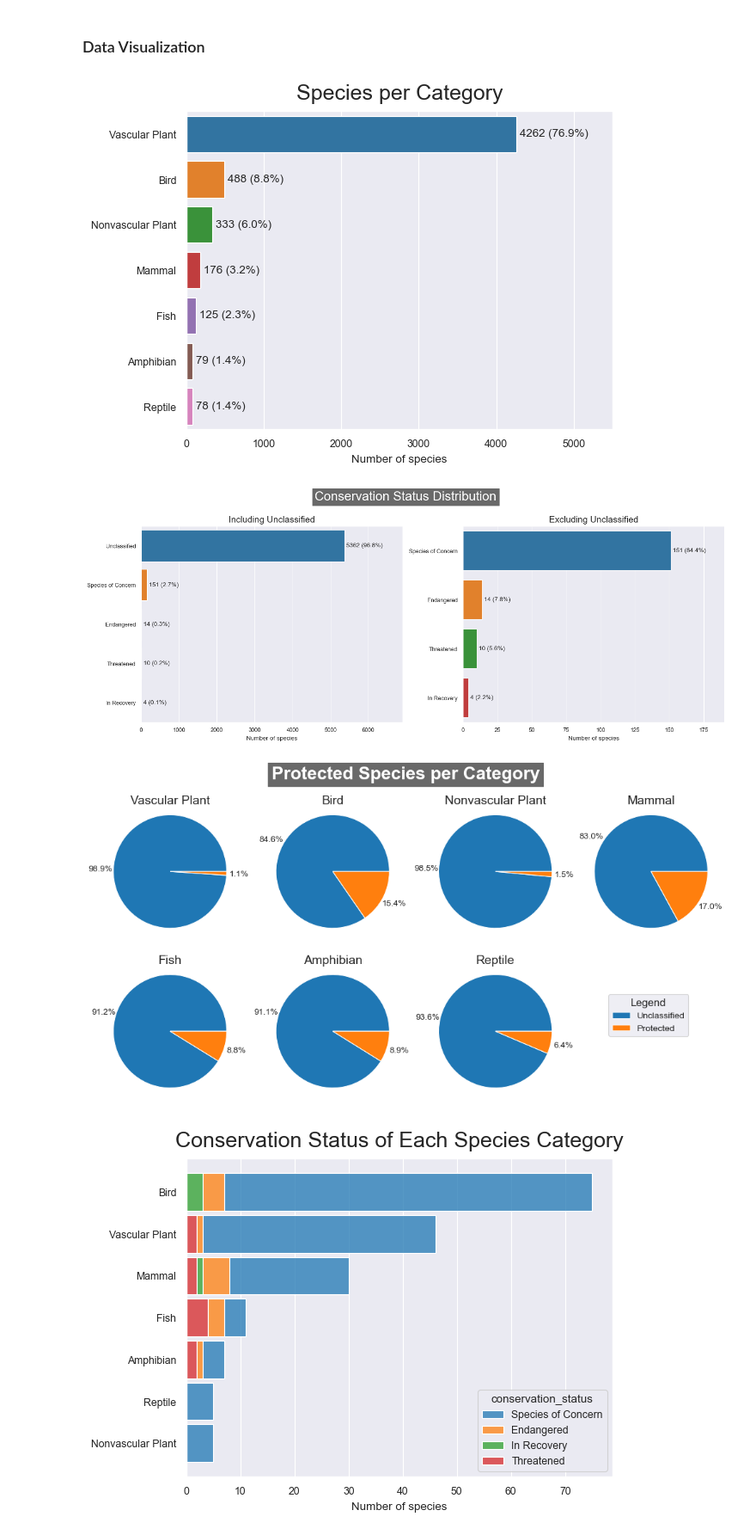
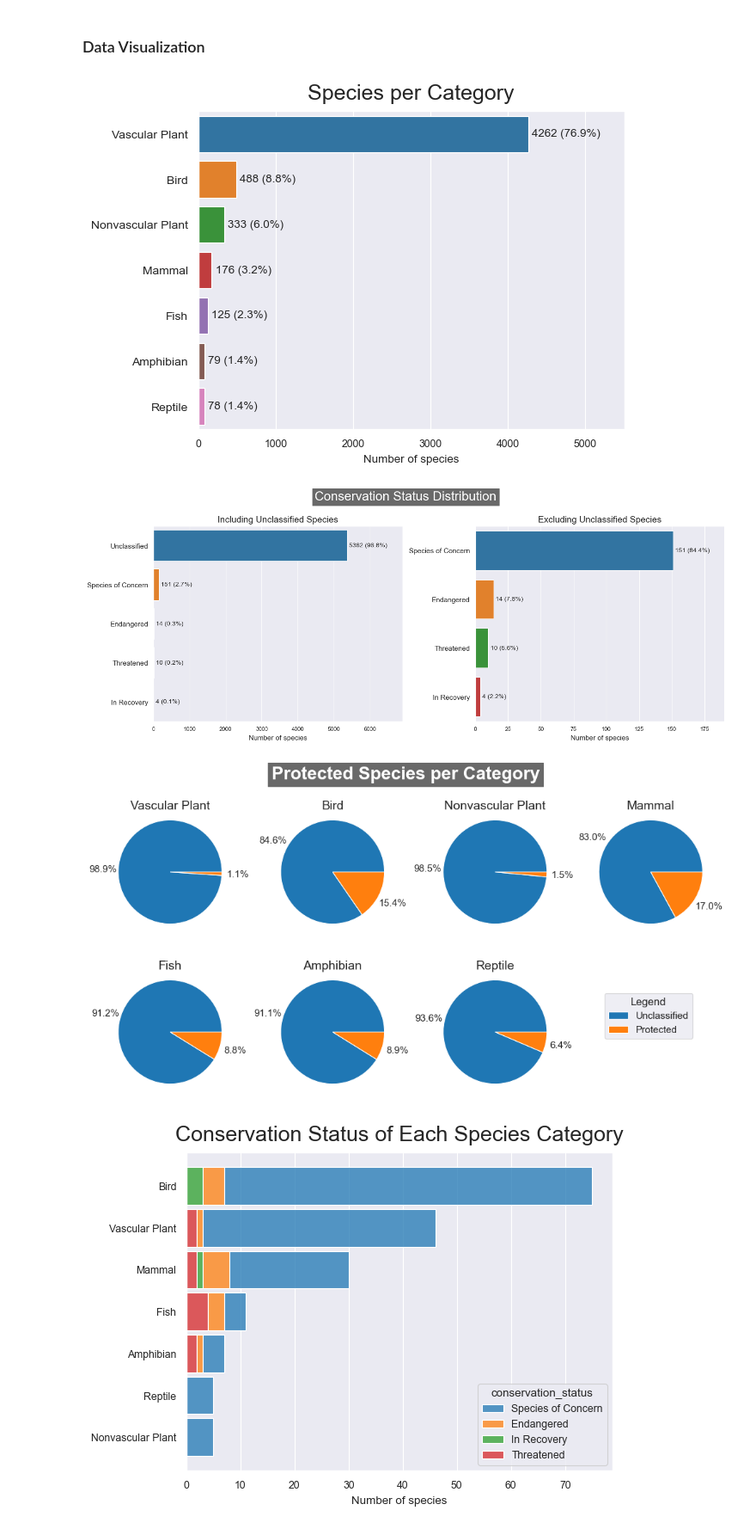
Before and after one commit to bcbmotta/biodiversity-project, a Jupyter notebook: Code/biodiversity.ipynb, the cells around one changed output. Shown at 86% size. Saved outputs shown, nothing was run; the diff lists cells and outputs as text; code cells hidden in the pictures.

```diff
--- a/Code/biodiversity.ipynb
+++ b/Code/biodiversity.ipynb
@@ -220,49 +220,61 @@ g = sns.countplot(data=info_mod, y='category', order=info_mod.category.value_cou
 plt.title('Species per Category', fontsize=18, pad=10)
 plt.xlim(0, 5500)
 plot_bar_percentages(g, include_values=True)
-g.set(ylabel='', xlabel='Number of species');
+g.set(ylabel='', xlabel='Number of species')
+plt.yticks(fontsize=10);
 # %% [output]
-[figure, old version]
+[figure, new version]
 # %%
 fig, axs = plt.subplots(1, 2, figsize=(14, 5), layout='constrained')
 fig.suptitle('Conservation Status Distribution', fontsize=20, y=1.1, backgroundcolor='dimgray', color='w')
 
+# Plot first chart
+plt.subplot(121)
 g1 = sns.countplot(data=info_mod, y='conservation_status', order=info_mod.conservation_status.value_counts().index, ax=axs[0])
-g1.set_title('Including Unclassified', fontsize=14)
+g1.set_title('Including Unclassified Species', fontsize=14)
 g1.set_xlim(0, 6900)
-plot_bar_percentages(g1, include_values=True)
+plot_bar_percentages(g1, include_values=True, fontsize=10)
 g1.set(ylabel='', xlabel='Number of species')
+plt.yticks(fontsize=11)
+plt.xlabel(g1.get_xlabel(), fontsize=11)
 
+# Plot second chart
+plt.subplot(122)
 g2 = sns.countplot(data=classified, y='conservation_status', order=classified.conservation_status.value_counts().index, ax=axs[1])
-g2.set_title('Excluding Unclassified', fontsize=14)
+g2.set_title('Excluding Unclassified Species', fontsize=14)
 g2.set_xlim(0, 190)
-plot_bar_percentages(g2, include_values=True)
-g2.set(ylabel='', xlabel='Number of species');
+plot_bar_percentages(g2, include_values=True, fontsize=10)
+g2.set(ylabel='', xlabel='Number of species')
+plt.yticks(fontsize=11)
+plt.xlabel(g1.get_xlabel(), fontsize=11);
 # %% [output]
-[figure, old version]
+[figure, new version]
 # %%
 fig, axs = plt.subplots(2, 4, figsize=(10, 5), layout='constrained')
 fig.suptitle('Protected Species per Category', fontsize=20, fontweight='bold', y=1.08, backgroundcolor='dimgray', color='w')
 
 # Remove blank axes
 fig.delaxes(axs[1, 3])
 
 # Plot each category chart
 for i, category in enumerate(info_mod.category.value_counts().index, start=1):
     plt.subplot(2, 4, i)
     data = info_mod[info_mod.category == category]['is_protected'].value_counts()
-    _, _, autopcts = plt.pie(data, autopct='%.1f%%', pctdistance=1.22)
+    _, _, autopcts = plt.pie(data, autopct='%.1f%%', pctdistance=1.3)
     plt.title(f'{category}', fontsize=14, y=0.94)
+
+    for pct in autopcts:
+        pct.set_fontsize(11)
 
 # Create a legend in the last subplot
 legend_labels = ['Unclassified', 'Protected']
 fig.legend(title='Legend', labels=legend_labels, loc='center',
            bbox_to_anchor=(0.88, 0.3),
            title_fontsize=12,
-           fontsize=10
+           fontsize=11
         );
 # %% [output]
-[figure, old version]
+[figure, new version]
 # %%
 # Sort DF by category counts
 category_counts = classified['category'].value_counts()
```
Also changed, not shown: parts of 4 cells of this notebook, 3 other files.
